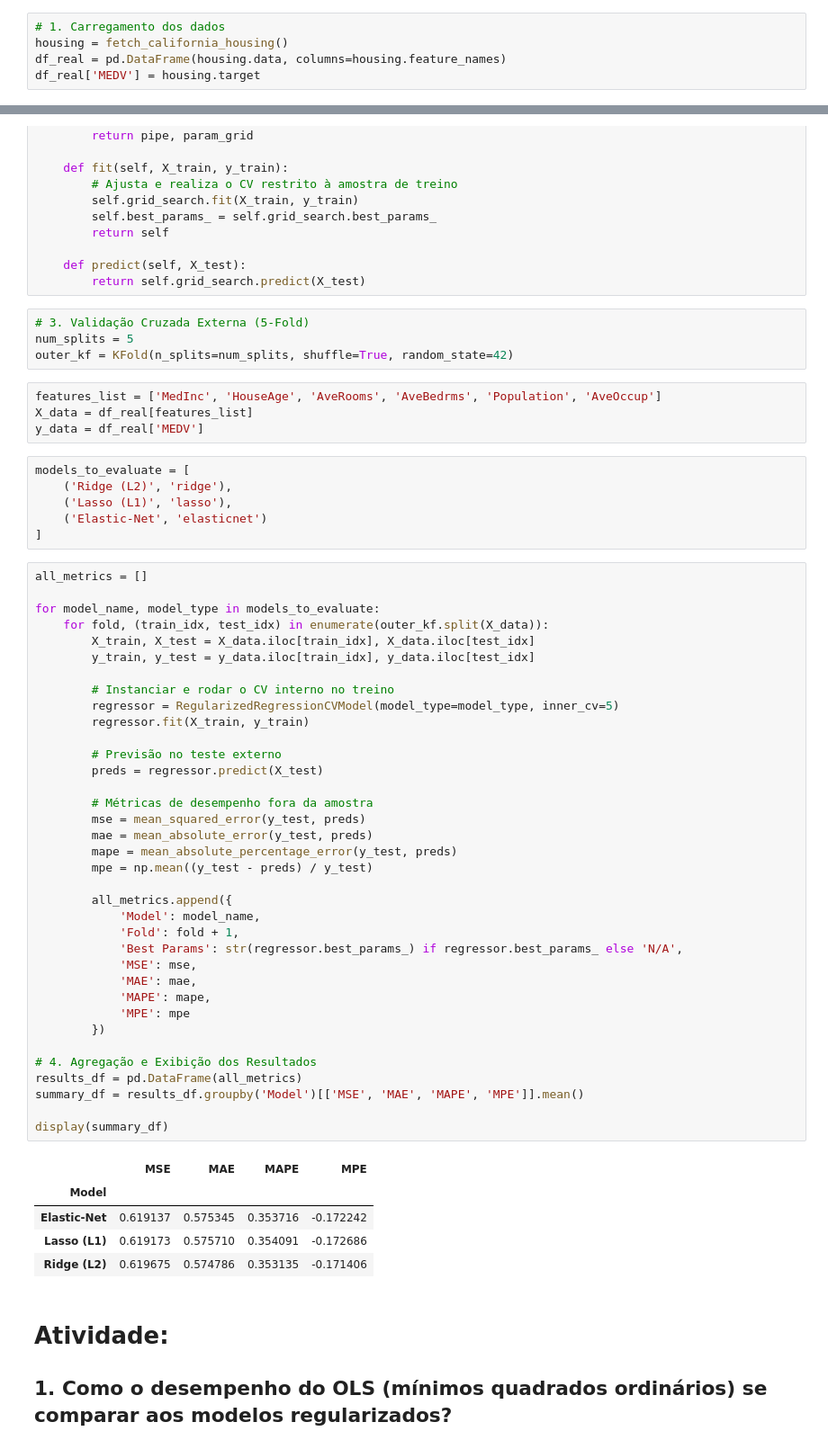
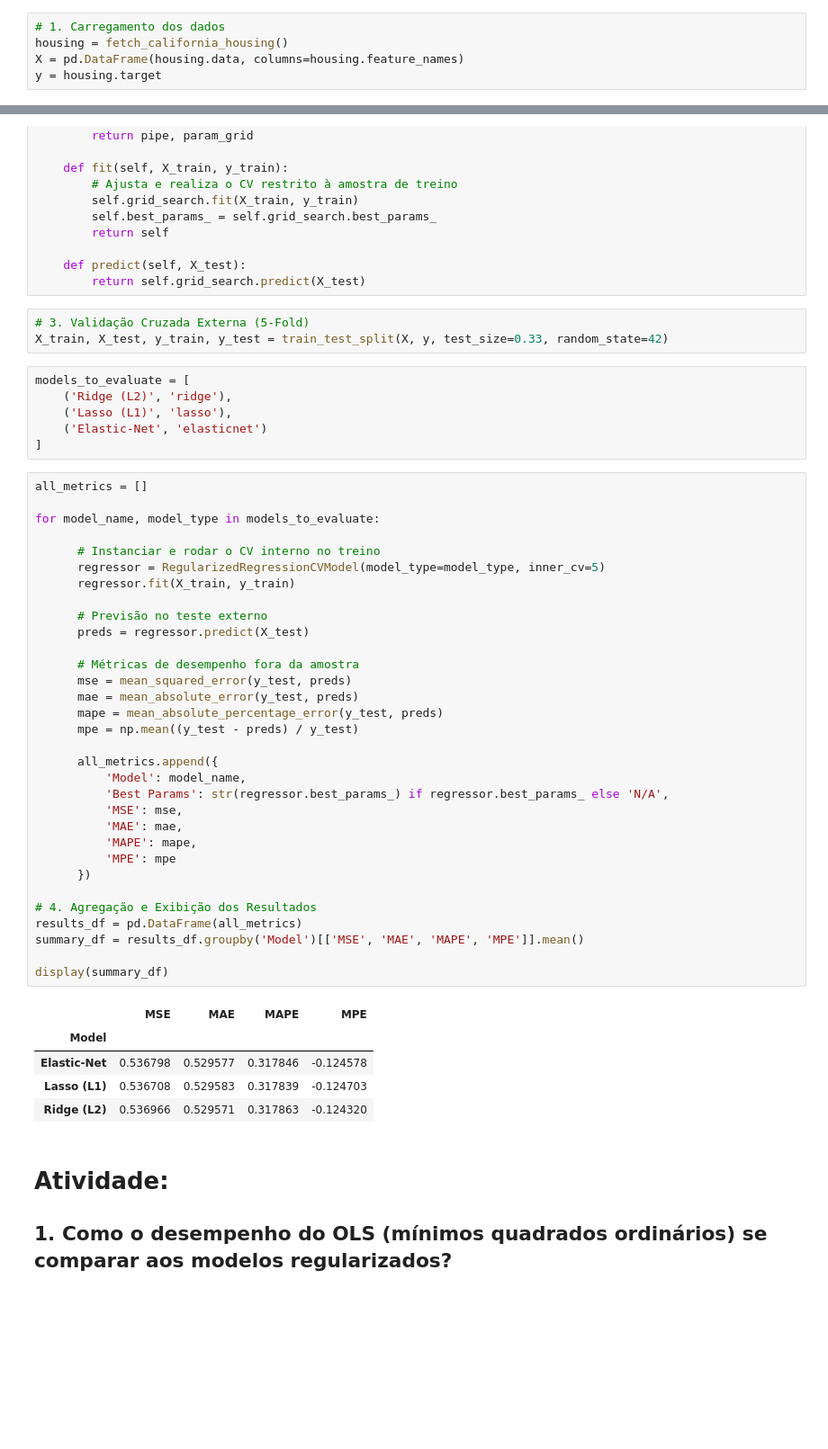
Before and after one commit to ronan-cunha/machine-learning-course, a Jupyter notebook: Notebooks/aula_9_regularized_regression.ipynb, the cells around one changed output, grey strips where cells are left out. Shown at 90% size. Saved outputs shown, nothing was run; the diff lists cells and outputs as text; blank space fills up the shorter version.

```diff
--- a/Notebooks/aula_9_regularized_regression.ipynb
+++ b/Notebooks/aula_9_regularized_regression.ipynb
@@ -236,8 +237,8 @@ from sklearn.metrics import (
 # %%
 # 1. Carregamento dos dados
 housing = fetch_california_housing()
-df_real = pd.DataFrame(housing.data, columns=housing.feature_names)
-df_real['MEDV'] = housing.target
+X = pd.DataFrame(housing.data, columns=housing.feature_names)
+y = housing.target
 # %%
 # 2. Classe Wrapper com Cross-Validation embutido na Amostra de Treino
 class RegularizedRegressionCVModel:
@@ -293,12 +294,7 @@ class RegularizedRegressionCVModel:
         return self.grid_search.predict(X_test)
 # %%
 # 3. Validação Cruzada Externa (5-Fold)
-num_splits = 5
-outer_kf = KFold(n_splits=num_splits, shuffle=True, random_state=42)
+X_train, X_test, y_train, y_test = train_test_split(X, y, test_size=0.33, random_state=42)
-# %%
-features_list = ['MedInc', 'HouseAge', 'AveRooms', 'AveBedrms', 'Population', 'AveOccup']
-X_data = df_real[features_list]
-y_data = df_real['MEDV']
 # %%
 models_to_evaluate = [
     ('Ridge (L2)', 'ridge'),
@@ -308,45 +304,41 @@ models_to_evaluate = [
 # %%
 all_metrics = []
 
 for model_name, model_type in models_to_evaluate:
-    for fold, (train_idx, test_idx) in enumerate(outer_kf.split(X_data)):
-        X_train, X_test = X_data.iloc[train_idx], X_data.iloc[test_idx]
-        y_train, y_test = y_data.iloc[train_idx], y_data.iloc[test_idx]
 
-        # Instanciar e rodar o CV interno no treino
-        regressor = RegularizedRegressionCVModel(model_type=model_type, inner_cv=5)
-        regressor.fit(X_train, y_train)
+      # Instanciar e rodar o CV interno no treino
+      regressor = RegularizedRegressionCVModel(model_type=model_type, inner_cv=5)
+      regressor.fit(X_train, y_train)
 
-        # Previsão no teste externo
-        preds = regressor.predict(X_test)
+      # Previsão no teste externo
+      preds = regressor.predict(X_test)
 
-        # Métricas de desempenho fora da amostra
-        mse = mean_squared_error(y_test, preds)
-        mae = mean_absolute_error(y_test, preds)
-        mape = mean_absolute_percentage_error(y_test, preds)
-        mpe = np.mean((y_test - preds) / y_test)
+      # Métricas de desempenho fora da amostra
+      mse = mean_squared_error(y_test, preds)
+      mae = mean_absolute_error(y_test, preds)
+      mape = mean_absolute_percentage_error(y_test, preds)
+      mpe = np.mean((y_test - preds) / y_test)
 
-        all_metrics.append({
-            'Model': model_name,
-            'Fold': fold + 1,
-            'Best Params': str(regressor.best_params_) if regressor.best_params_ else 'N/A',
-            'MSE': mse,
-            'MAE': mae,
-            'MAPE': mape,
-            'MPE': mpe
-        })
+      all_metrics.append({
+          'Model': model_name,
+          'Best Params': str(regressor.best_params_) if regressor.best_params_ else 'N/A',
+          'MSE': mse,
+          'MAE': mae,
+          'MAPE': mape,
+          'MPE': mpe
+      })
 
 # 4. Agregação e Exibição dos Resultados
 results_df = pd.DataFrame(all_metrics)
 summary_df = results_df.groupby('Model')[['MSE', 'MAE', 'MAPE', 'MPE']].mean()
 
 display(summary_df)
 # %% [output]
 |  | MSE | MAE | MAPE | MPE |
 | Model |  |  |  |  |
-| Elastic-Net | 0.619137 | 0.575345 | 0.353716 | -0.172242 |
-| Lasso (L1) | 0.619173 | 0.575710 | 0.354091 | -0.172686 |
-| Ridge (L2) | 0.619675 | 0.574786 | 0.353135 | -0.171406 |
+| Elastic-Net | 0.536798 | 0.529577 | 0.317846 | -0.124578 |
+| Lasso (L1) | 0.536708 | 0.529583 | 0.317839 | -0.124703 |
+| Ridge (L2) | 0.536966 | 0.529571 | 0.317863 | -0.124320 |
 # %% [markdown]
 # Atividade:
 ## 1. Como o desempenho do OLS (mínimos quadrados ordinários) se comparar aos modelos regularizados?
```
Also changed, not shown: parts of 1 cell of this notebook.
